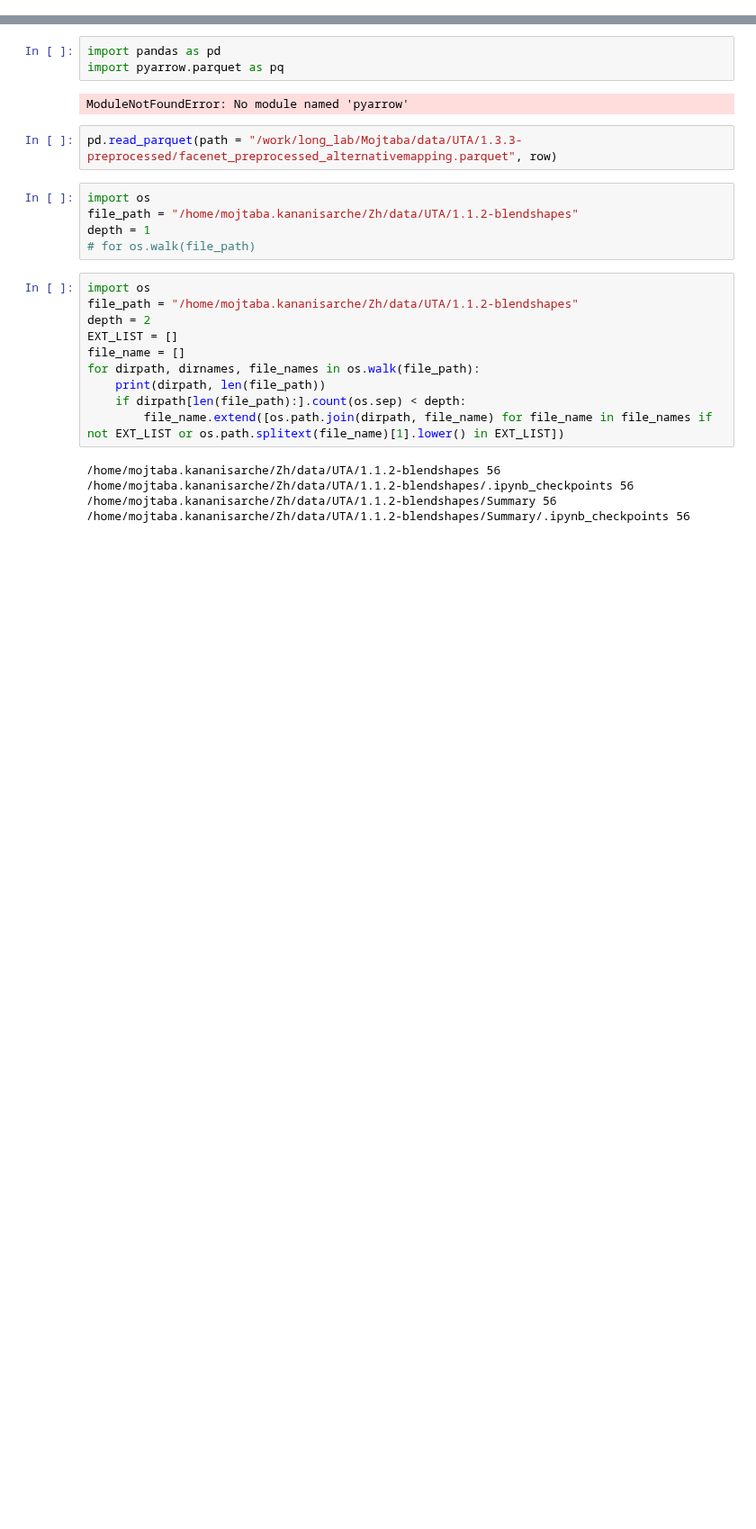
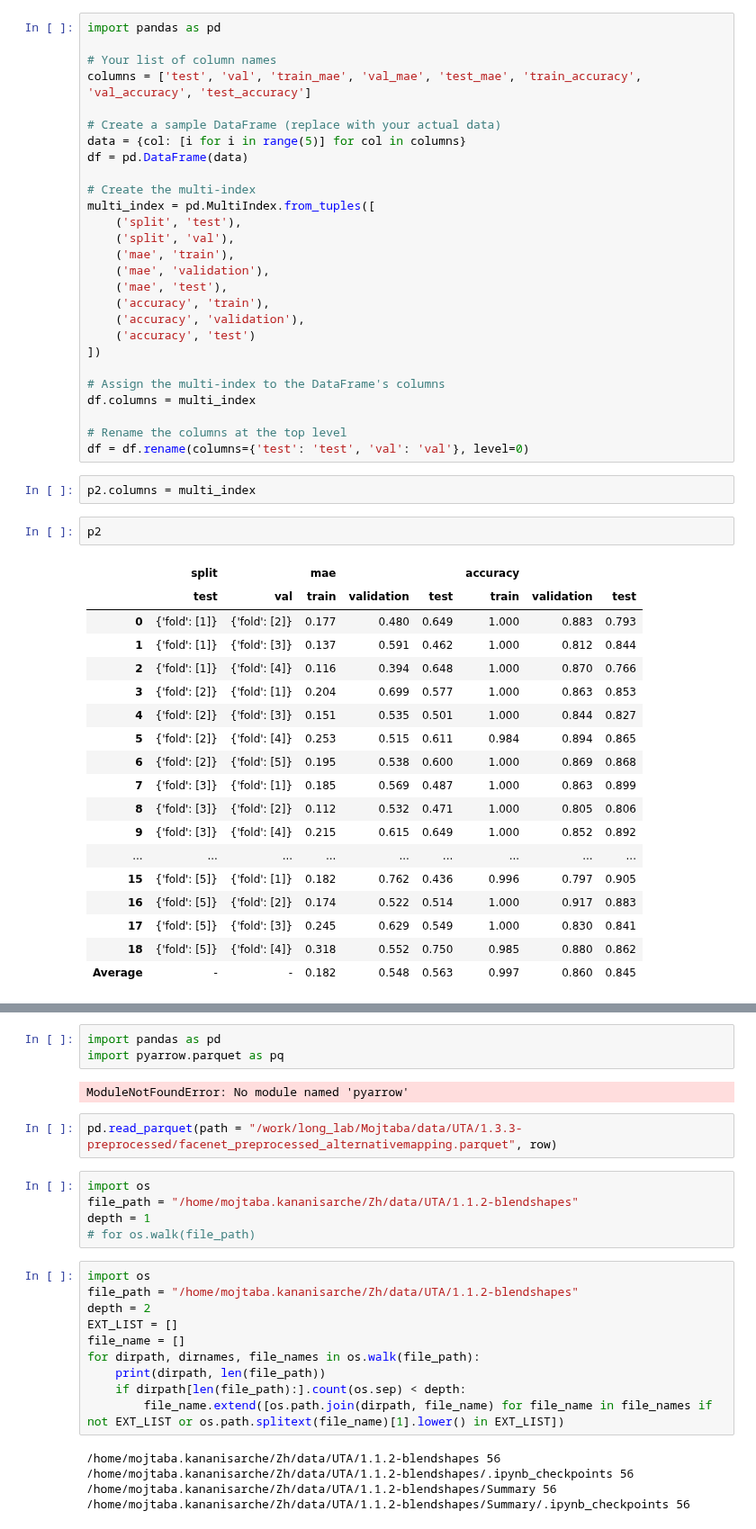
Before and after one commit to Roobahist/fatigue-detection, a Jupyter notebook: temp/temp.ipynb, the cells around one changed output, grey strips where cells are left out. Shown at 90% size. Cells and saved outputs as stored; diff of their text form; blank space fills up the shorter version.

```diff
--- a/temp/temp.ipynb
+++ b/temp/temp.ipynb
@@ -0,0 +370,50 @@
+# %%
+import pandas as pd
+
+# Your list of column names
+columns = ['test', 'val', 'train_mae', 'val_mae', 'test_mae', 'train_accuracy', 'val_accuracy', 'test_accuracy']
+
+# Create a sample DataFrame (replace with your actual data)
+data = {col: [i for i in range(5)] for col in columns}
+df = pd.DataFrame(data)
+
+# Create the multi-index
+multi_index = pd.MultiIndex.from_tuples([
+    ('split', 'test'),
+    ('split', 'val'),
+    ('mae', 'train'),
+    ('mae', 'validation'),
+    ('mae', 'test'),
+    ('accuracy', 'train'),
+    ('accuracy', 'validation'),
+    ('accuracy', 'test')
+])
+
+# Assign the multi-index to the DataFrame's columns
+df.columns = multi_index
+
+# Rename the columns at the top level
+df = df.rename(columns={'test': 'test', 'val': 'val'}, level=0)
+# %%
+p2.columns = multi_index
+# %%
+p2
+# %% [output]
+|  | split |  | mae |  |  | accuracy |  |  |
+|  | test | val | train | validation | test | train | validation | test |
+| 0 | {'fold': [1]} | {'fold': [2]} | 0.177 | 0.480 | 0.649 | 1.000 | 0.883 | 0.793 |
+| 1 | {'fold': [1]} | {'fold': [3]} | 0.137 | 0.591 | 0.462 | 1.000 | 0.812 | 0.844 |
+| 2 | {'fold': [1]} | {'fold': [4]} | 0.116 | 0.394 | 0.648 | 1.000 | 0.870 | 0.766 |
+| 3 | {'fold': [2]} | {'fold': [1]} | 0.204 | 0.699 | 0.577 | 1.000 | 0.863 | 0.853 |
+| 4 | {'fold': [2]} | {'fold': [3]} | 0.151 | 0.535 | 0.501 | 1.000 | 0.844 | 0.827 |
+| 5 | {'fold': [2]} | {'fold': [4]} | 0.253 | 0.515 | 0.611 | 0.984 | 0.894 | 0.865 |
+| 6 | {'fold': [2]} | {'fold': [5]} | 0.195 | 0.538 | 0.600 | 1.000 | 0.869 | 0.868 |
+| 7 | {'fold': [3]} | {'fold': [1]} | 0.185 | 0.569 | 0.487 | 1.000 | 0.863 | 0.899 |
+| 8 | {'fold': [3]} | {'fold': [2]} | 0.112 | 0.532 | 0.471 | 1.000 | 0.805 | 0.806 |
+| 9 | {'fold': [3]} | {'fold': [4]} | 0.215 | 0.615 | 0.649 | 1.000 | 0.852 | 0.892 |
+| ... | ... | ... | ... | ... | ... | ... | ... | ... |
+| 15 | {'fold': [5]} | {'fold': [1]} | 0.182 | 0.762 | 0.436 | 0.996 | 0.797 | 0.905 |
+| 16 | {'fold': [5]} | {'fold': [2]} | 0.174 | 0.522 | 0.514 | 1.000 | 0.917 | 0.883 |
+| 17 | {'fold': [5]} | {'fold': [3]} | 0.245 | 0.629 | 0.549 | 1.000 | 0.830 | 0.841 |
+| 18 | {'fold': [5]} | {'fold': [4]} | 0.318 | 0.552 | 0.750 | 0.985 | 0.880 | 0.862 |
+| Average | - | - | 0.182 | 0.548 | 0.563 | 0.997 | 0.860 | 0.845 |
```
Also changed, not shown: parts of 15 cells of this notebook, 3 other files.
